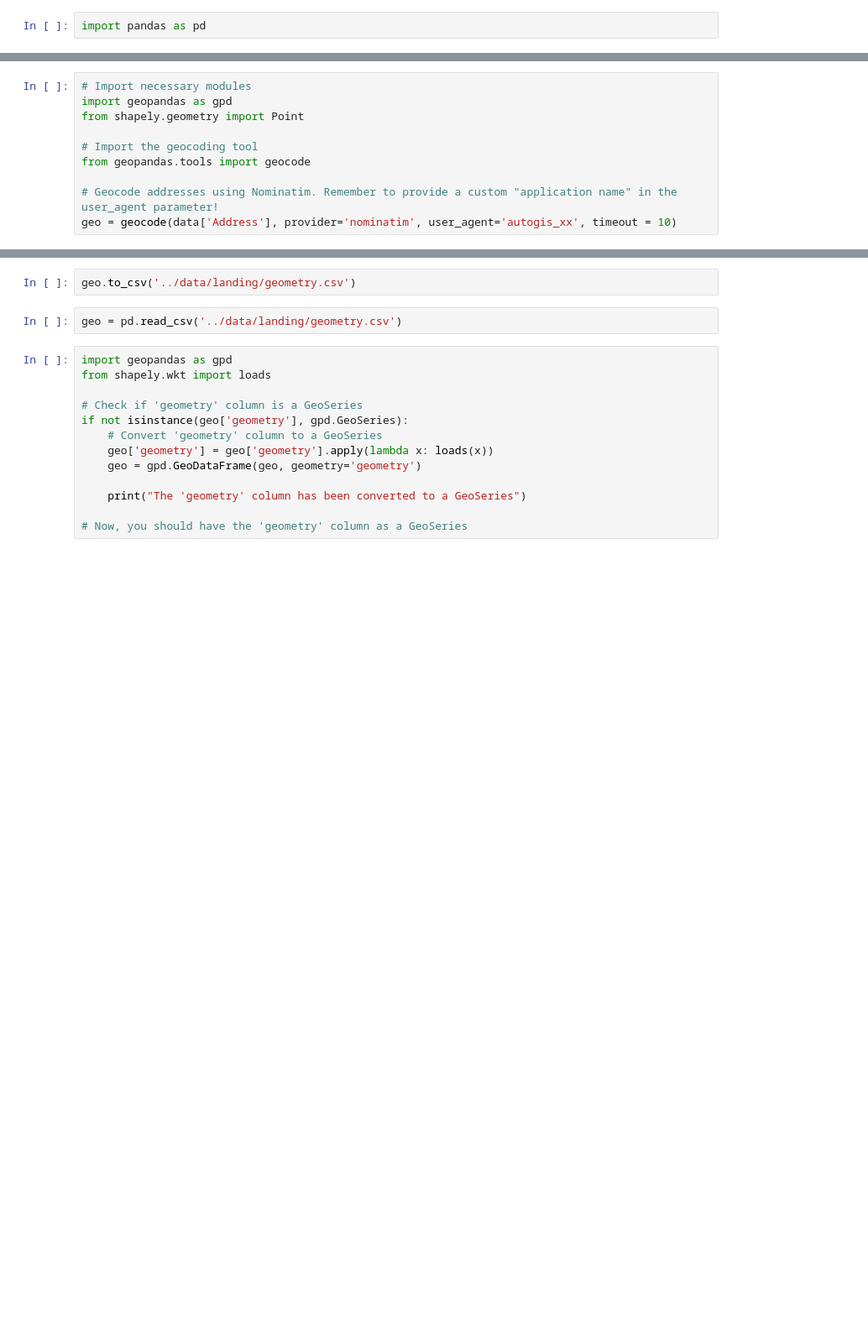
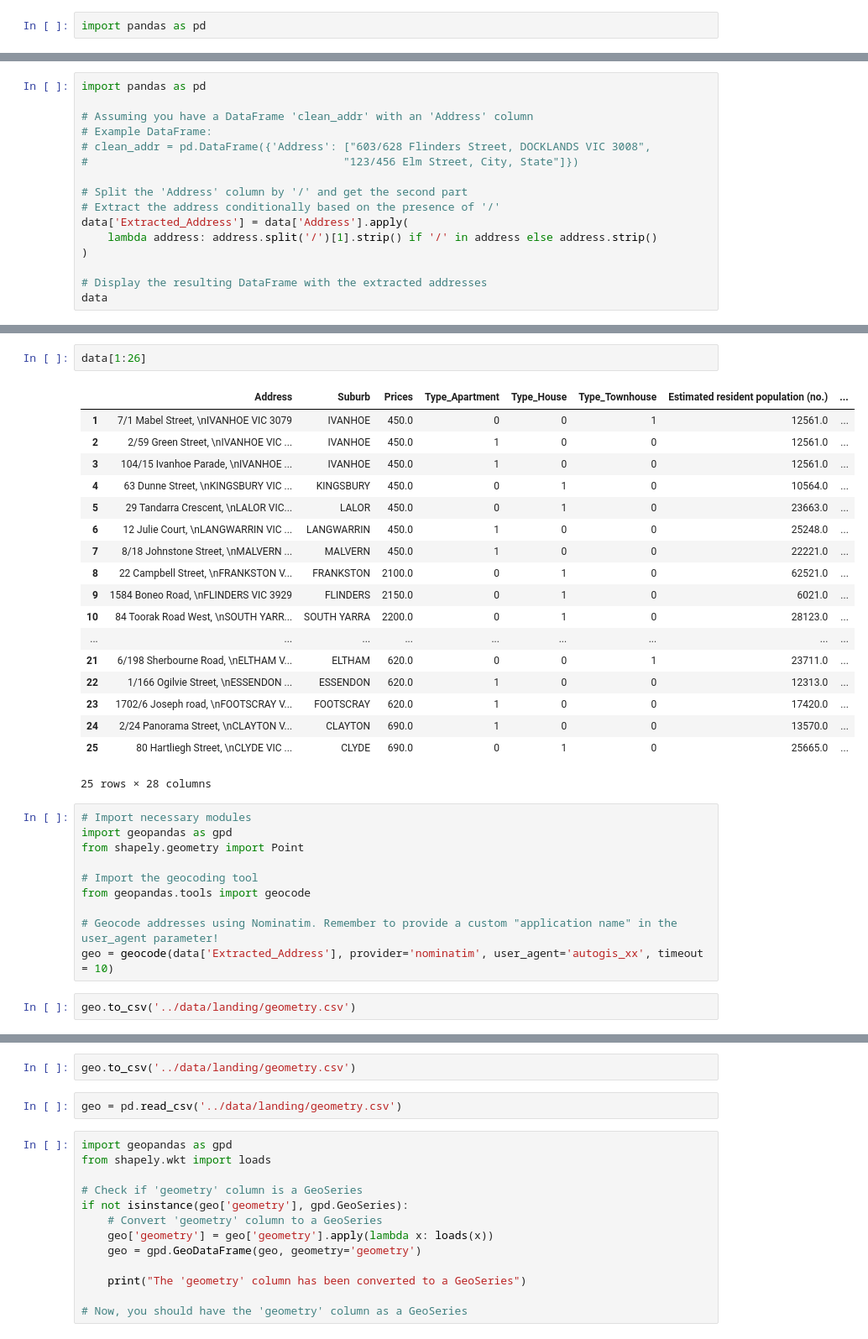
Before and after one commit to vanessagraciia/Real-Estate-Industry-Project, a Jupyter notebook: notebooks/get_long_lat.ipynb, the cells around one changed output, grey strips where cells are left out. Shown at 84% size. Saved outputs shown, nothing was run; the diff lists cells and outputs as text; blank space fills up the shorter version.

```diff
--- a/notebooks/get_long_lat.ipynb
+++ b/notebooks/get_long_lat.ipynb
@@ -7,0 +20,16 @@ len(data)
+# %%
+import pandas as pd
+
+# Assuming you have a DataFrame 'clean_addr' with an 'Address' column
+# Example DataFrame:
+# clean_addr = pd.DataFrame({'Address': ["603/628 Flinders Street, DOCKLANDS VIC 3008",
+#                                       "123/456 Elm Street, City, State"]})
+
+# Split the 'Address' column by '/' and get the second part
+# Extract the address conditionally based on the presence of '/'
+data['Extracted_Address'] = data['Address'].apply(
+    lambda address: address.split('/')[1].strip() if '/' in address else address.strip()
+)
+
+# Display the resulting DataFrame with the extracted addresses
+data
@@ -8,3 +50,24 @@ len(data)
+# %%
+data[1:26]
+# %% [output]
+|  | Address | Suburb | Prices | Type_Apartment | Type_House | Type_Townhouse | Estimated resident population (no.) | ... |
+| 1 | 7/1 Mabel Street, \nIVANHOE VIC 3079 | IVANHOE | 450.0 | 0 | 0 | 1 | 12561.0 | ... |
+| 2 | 2/59 Green Street, \nIVANHOE VIC ... | IVANHOE | 450.0 | 1 | 0 | 0 | 12561.0 | ... |
+| 3 | 104/15 Ivanhoe Parade, \nIVANHOE ... | IVANHOE | 450.0 | 1 | 0 | 0 | 12561.0 | ... |
+| 4 | 63 Dunne Street, \nKINGSBURY VIC ... | KINGSBURY | 450.0 | 0 | 1 | 0 | 10564.0 | ... |
+| 5 | 29 Tandarra Crescent, \nLALOR VIC... | LALOR | 450.0 | 0 | 1 | 0 | 23663.0 | ... |
+| 6 | 12 Julie Court, \nLANGWARRIN VIC ... | LANGWARRIN | 450.0 | 1 | 0 | 0 | 25248.0 | ... |
+| 7 | 8/18 Johnstone Street, \nMALVERN ... | MALVERN | 450.0 | 1 | 0 | 0 | 22221.0 | ... |
+| 8 | 22 Campbell Street, \nFRANKSTON V... | FRANKSTON | 2100.0 | 0 | 1 | 0 | 62521.0 | ... |
+| 9 | 1584 Boneo Road, \nFLINDERS VIC 3929 | FLINDERS | 2150.0 | 0 | 1 | 0 | 6021.0 | ... |
+| 10 | 84 Toorak Road West, \nSOUTH YARR... | SOUTH YARRA | 2200.0 | 0 | 1 | 0 | 28123.0 | ... |
+| ... | ... | ... | ... | ... | ... | ... | ... | ... |
+| 21 | 6/198 Sherbourne Road, \nELTHAM V... | ELTHAM | 620.0 | 0 | 0 | 1 | 23711.0 | ... |
+| 22 | 1/166 Ogilvie Street, \nESSENDON ... | ESSENDON | 620.0 | 1 | 0 | 0 | 12313.0 | ... |
+| 23 | 1702/6 Joseph road, \nFOOTSCRAY V... | FOOTSCRAY | 620.0 | 1 | 0 | 0 | 17420.0 | ... |
+| 24 | 2/24 Panorama Street, \nCLAYTON V... | CLAYTON | 690.0 | 1 | 0 | 0 | 13570.0 | ... |
+| 25 | 80 Hartliegh Street, \nCLYDE VIC ... | CLYDE | 690.0 | 0 | 1 | 0 | 25665.0 | ... |
+25 rows × 28 columns
 # %%
 # Import necessary modules
 import geopandas as gpd
@@ -14,4 +77,6 @@ from shapely.geometry import Point
 from geopandas.tools import geocode
 
 # Geocode addresses using Nominatim. Remember to provide a custom "application name" in the user_agent parameter!
-geo = geocode(data['Address'], provider='nominatim', user_agent='autogis_xx', timeout = 10)
+geo = geocode(data['Extracted_Address'], provider='nominatim', user_agent='autogis_xx', timeout = 10)
+# %%
+geo.to_csv('../data/landing/geometry.csv')
```
Also changed, not shown: parts of 5 cells of this notebook, 11 other files.
